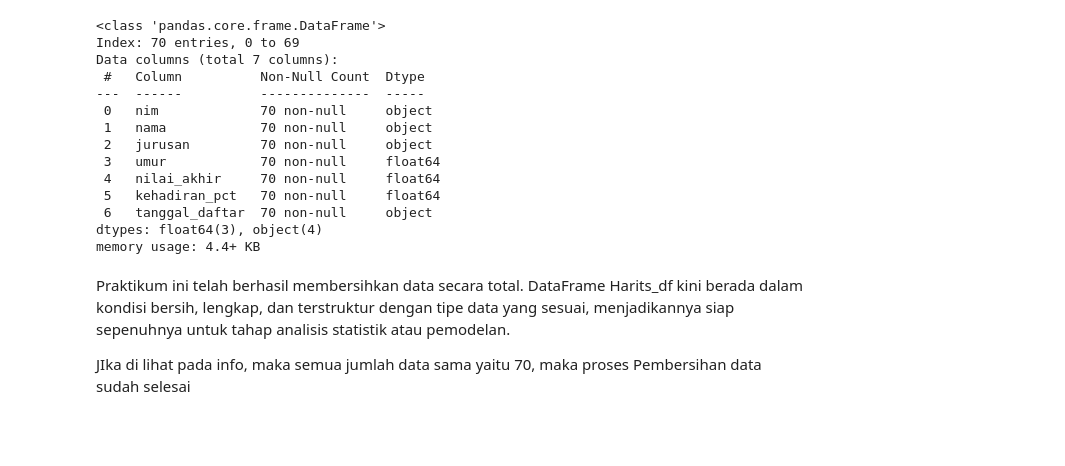
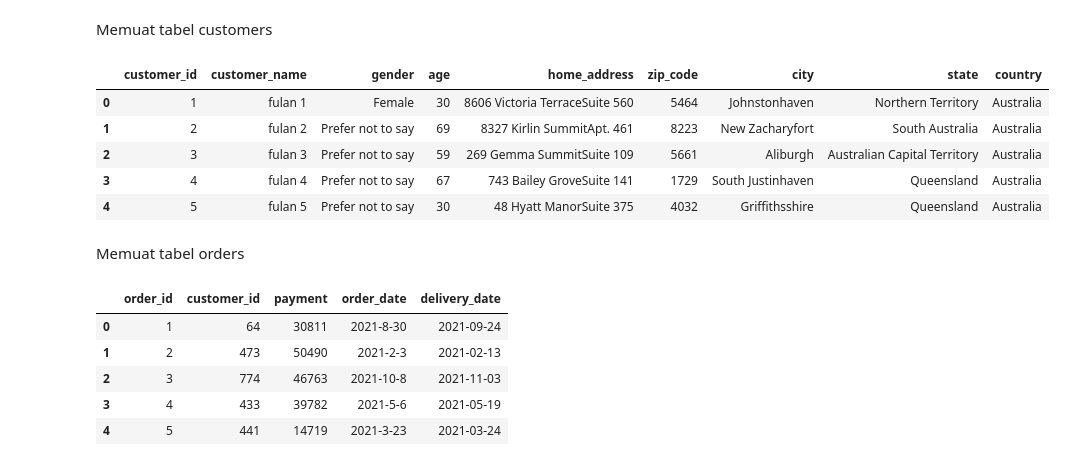
Before and after one commit to aldihrp0712-netizen/Pemerograman-Dasar, a Jupyter notebook: Untitled0.ipynb, the cells around one changed output. Drawn from its saved outputs; the diff is of its cells as text; code cells hidden in the pictures; blank space fills up the shorter version.

```diff
--- a/Untitled0.ipynb
+++ b/Untitled0.ipynb
@@ -554,21 +7,0 @@ Aldi_df.tail()
-# %%
-Aldi_df.info()
-# %% [output]
-<class 'pandas.core.frame.DataFrame'>
-Index: 70 entries, 0 to 69
-Data columns (total 7 columns):
- #   Column          Non-Null Count  Dtype
----  ------          --------------  -----
- 0   nim             70 non-null     object
- 1   nama            70 non-null     object
- 2   jurusan         70 non-null     object
- 3   umur            70 non-null     float64
- 4   nilai_akhir     70 non-null     float64
- 5   kehadiran_pct   70 non-null     float64
- 6   tanggal_daftar  70 non-null     object
-dtypes: float64(3), object(4)
-memory usage: 4.4+ KB
-# %% [markdown]
-Praktikum ini telah berhasil membersihkan data secara total. DataFrame Harits_df kini berada dalam kondisi bersih, lengkap, dan terstruktur dengan tipe data yang sesuai, menjadikannya siap sepenuhnya untuk tahap analisis statistik atau pemodelan.
-
-JIka di lihat pada info, maka semua jumlah data sama yaitu 70, maka proses Pembersihan data sudah selesai
@@ -574,0 +13,24 @@ JIka di lihat pada info, maka semua jumlah data sama yaitu 70, maka proses Pembe
+# %% [markdown]
+Memuat tabel customers
+# %%
+customers_df =pd.read_csv("/content/drive/MyDrive/Pemrograman Dasar/Data/customers.csv")
+customers_df.head()
+# %% [output]
+|  | customer_id | customer_name | gender | age | home_address | zip_code | city | state | country |
+| 0 | 1 | fulan 1 | Female | 30 | 8606 Victoria TerraceSuite 560 | 5464 | Johnstonhaven | Northern Territory | Australia |
+| 1 | 2 | fulan 2 | Prefer not to say | 69 | 8327 Kirlin SummitApt. 461 | 8223 | New Zacharyfort | South Australia | Australia |
+| 2 | 3 | fulan 3 | Prefer not to say | 59 | 269 Gemma SummitSuite 109 | 5661 | Aliburgh | Australian Capital Territory | Australia |
+| 3 | 4 | fulan 4 | Prefer not to say | 67 | 743 Bailey GroveSuite 141 | 1729 | South Justinhaven | Queensland | Australia |
+| 4 | 5 | fulan 5 | Prefer not to say | 30 | 48 Hyatt ManorSuite 375 | 4032 | Griffithsshire | Queensland | Australia |
+# %% [markdown]
+Memuat tabel orders
+# %%
+orders_df =pd.read_csv("/content/drive/MyDrive/Pemrograman Dasar/Data/orders.csv")
+orders_df.head()
+# %% [output]
+|  | order_id | customer_id | payment | order_date | delivery_date |
+| 0 | 1 | 64 | 30811 | 2021-8-30 | 2021-09-24 |
+| 1 | 2 | 473 | 50490 | 2021-2-3 | 2021-02-13 |
+| 2 | 3 | 774 | 46763 | 2021-10-8 | 2021-11-03 |
+| 3 | 4 | 433 | 39782 | 2021-5-6 | 2021-05-19 |
+| 4 | 5 | 441 | 14719 | 2021-3-23 | 2021-03-24 |
```
Also changed, not shown: parts of 152 cells of this notebook.
